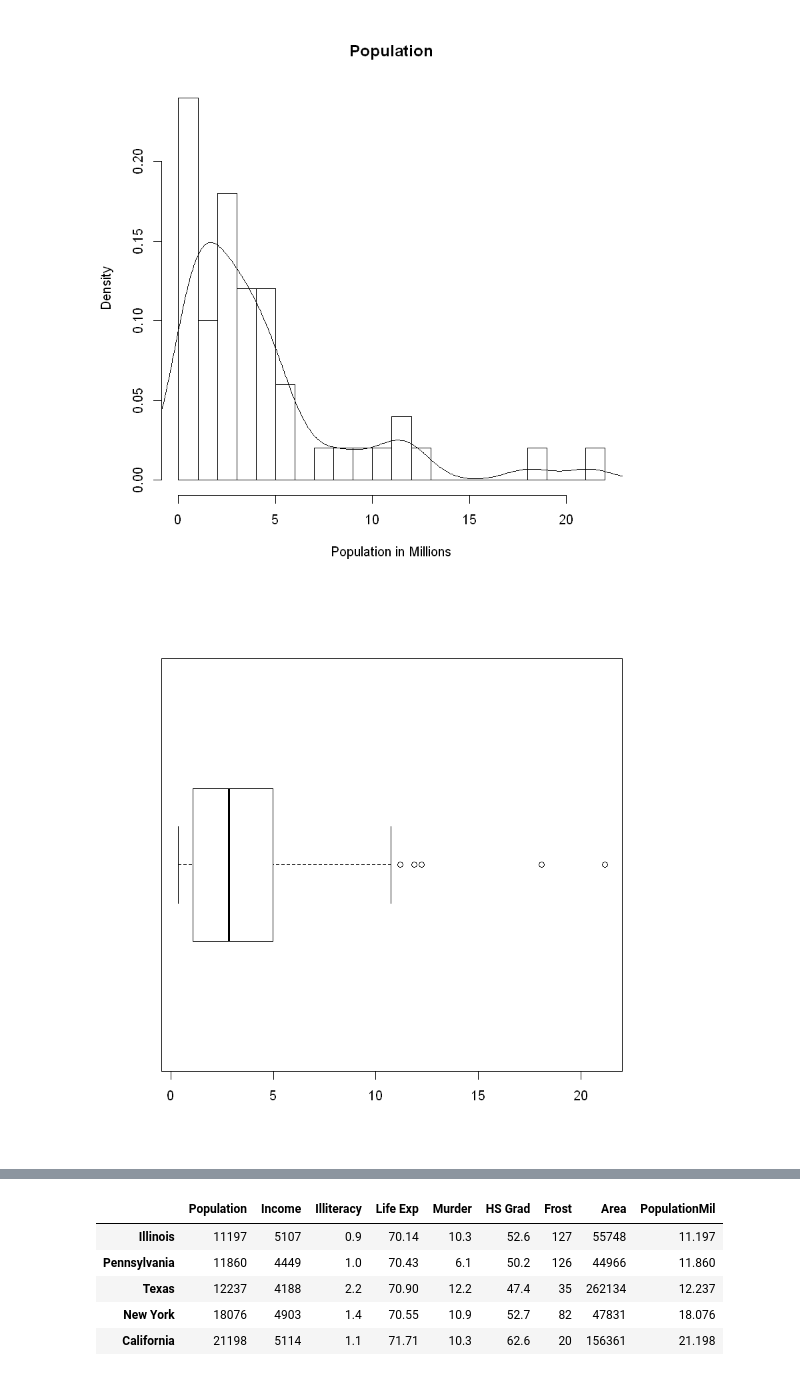
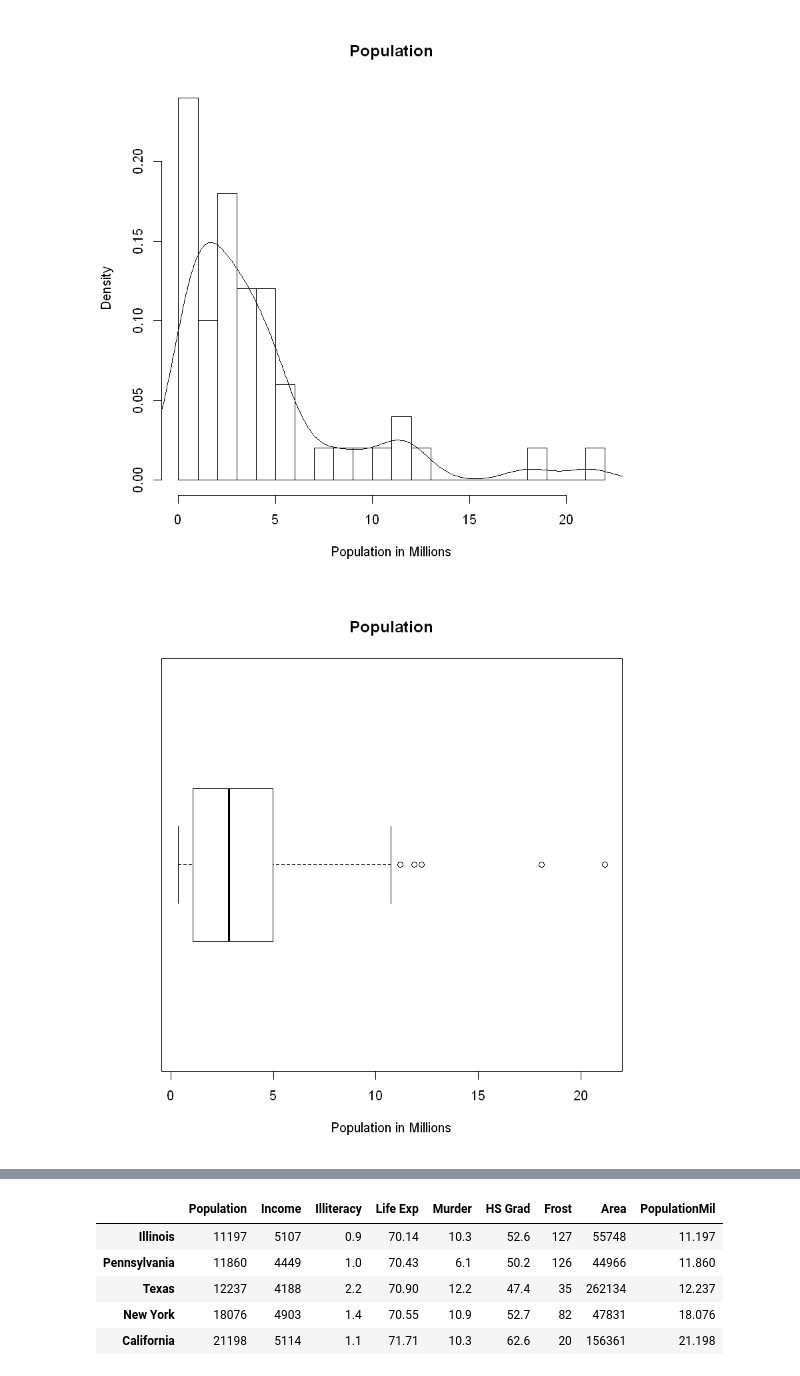
Before and after one commit to kurbaniec/everything-data-science, a Jupyter notebook: content/werkzeuge-zur-visualisierung/werkzeuge-zur-visualisierung.ipynb, the cells around one changed output, grey strips where cells are left out. Cells and saved outputs as stored; diff of their text form; code cells hidden in the pictures.

```diff
--- a/content/werkzeuge-zur-visualisierung/werkzeuge-zur-visualisierung.ipynb
+++ b/content/werkzeuge-zur-visualisierung/werkzeuge-zur-visualisierung.ipynb
@@ -412,7 +418,7 @@ lines(dens)
 # %% [output]
 [figure]
 # %%
-boxplot(mystate$PopulationMil, horizontal=TRUE)
+boxplot(mystate$PopulationMil, horizontal=TRUE, xlab="Population in Millions", main="Population")
 # %% [output]
-[figure, old version]
+[figure, new version]
 # %% [markdown]
```
Also changed, not shown: parts of 30 cells of this notebook, 30 other files.
